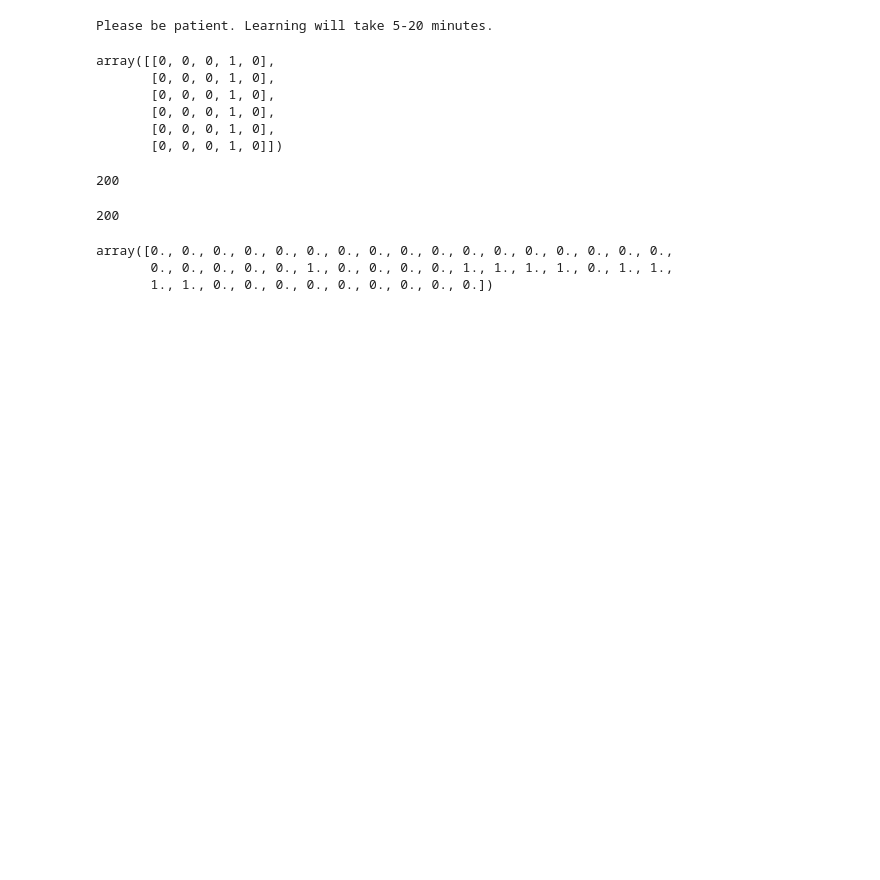
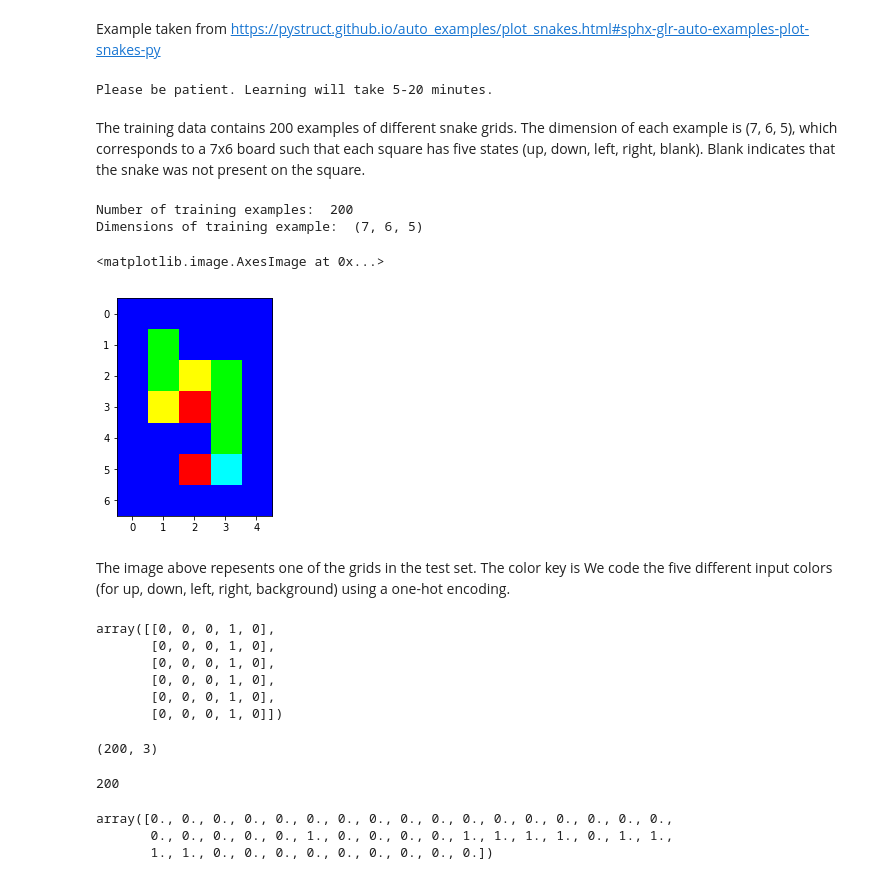
Before and after one commit to beelze-b/Inference-CRF-Dota-Draft, a Jupyter notebook: PlayingAround.ipynb, the cells around one changed output. Saved outputs shown, nothing was run; the diff lists cells and outputs as text; code cells hidden in the pictures; blank space fills up the shorter version.

```diff
--- a/PlayingAround.ipynb
+++ b/PlayingAround.ipynb
@@ -1,3 +1,5 @@
+# %% [markdown]
+Example taken from https://pystruct.github.io/auto_examples/plot_snakes.html#sphx-glr-auto-examples-plot-snakes-py
 # %%
 import numpy as np
 import matplotlib.pyplot as plt
@@ -78,6 +79,21 @@ Y_test_flat = [y_.ravel() for y_ in Y_test]
 X_test_directions, X_test_edge_features = prepare_data(X_test)
 # %% [output]
 Please be patient. Learning will take 5-20 minutes.
+# %% [markdown]
+The training data contains 200 examples of different snake grids. The dimension of each example is (7, 6, 5), which corresponds to a 7x6 board such that each square has five states (up, down, left, right, blank). Blank indicates that the snake was not present on the square.
+# %%
+print("Number of training examples: ", len(X_train))
+print("Dimensions of training example: ", X_train[0].shape)
+# %% [output]
+Number of training examples:  200
+Dimensions of training example:  (7, 6, 5)
+# %%
+plt.imshow(snakes['X_test'][0], interpolation='nearest')
+# %% [output]
+<matplotlib.image.AxesImage at 0x...>
+[figure, added]
+# %% [markdown]
+The image above repesents one of the grids in the test set. The color key is We code the five different input colors (for up, down, left, right, background) using a one-hot encoding.
 # %%
 X_train[0][0]
 # %% [output]
@@ -87,10 +103,10 @@ array([[0, 0, 0, 1, 0],
        [0, 0, 0, 1, 0],
        [0, 0, 0, 1, 0],
        [0, 0, 0, 1, 0]])
-# %%
-len(X_train_edge_features)
-# %% [output]
-200
+# %%
+np.array(X_train_edge_features).shape
+# %% [output]
+(200, 3)
 # %%
 len(Y_train_flat)
 # %% [output]
```
Also changed, not shown: parts of 3 cells of this notebook.
